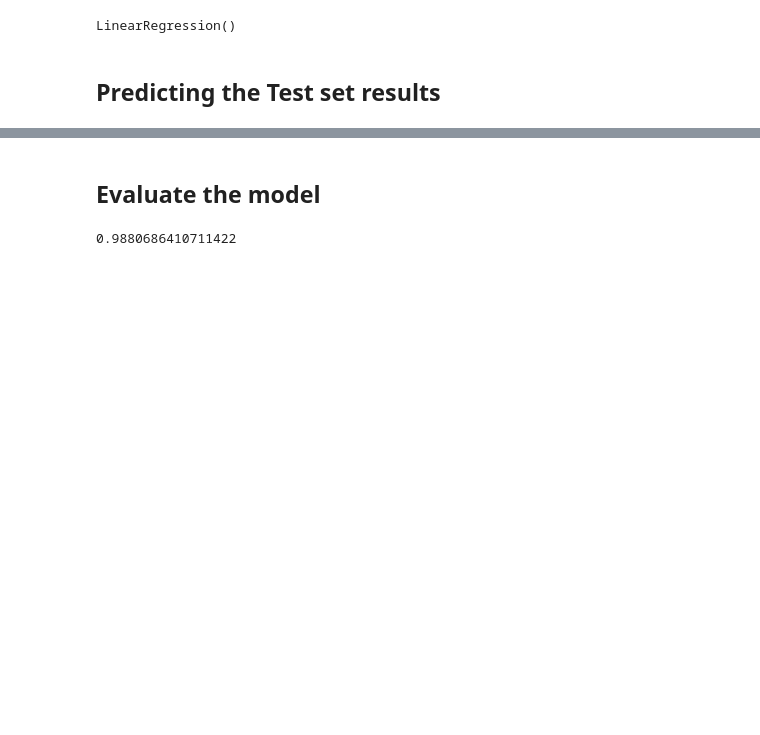
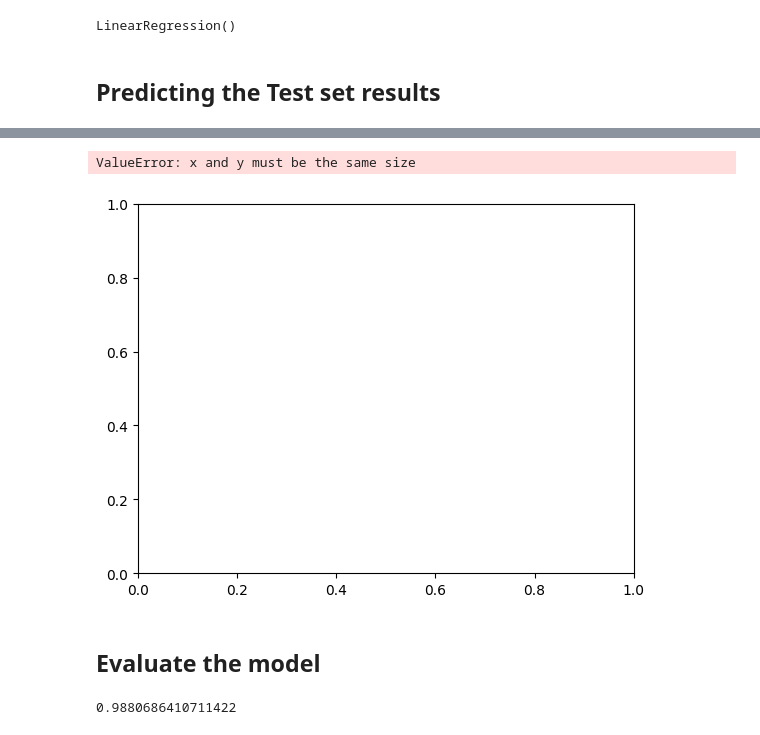
Before and after one commit to RamadeviKN/Student-Performance-Analysis-Using-Machine-Learning, a Jupyter notebook: Regression/student_performance_ml_regression.ipynb, the cells around one changed output, grey strips where cells are left out. Cells and saved outputs as stored; diff of their text form; code cells hidden in the pictures; blank space fills up the shorter version.

```diff
--- a/Regression/student_performance_ml_regression.ipynb
+++ b/Regression/student_performance_ml_regression.ipynb
@@ -70,3 +79,15 @@ print(np.concatenate((y_pred.reshape(len(y_pred),1), y_test.reshape(len(y_test),
+# %%
+plt.scatter(X_train, y_train, color='red', label='Actual Training Data')
+##plt.plot(X_train_sorted, y_train_pred_sorted, color='blue', label='Polynomial Regression Model')
+plt.plot(X_train, y_pred, color='blue', label='Polynomial Regression Model')
+plt.title('Multiple Linear Regression: Hours Studied vs. Score')
+plt.xlabel('Hours Studied')
+plt.ylabel('Score')
+plt.legend()
+plt.show()
+# %% [output]
+ValueError: x and y must be the same size
+[figure, added]
 # %% [markdown]
 ## Evaluate the model
 # %%
```
Also changed, not shown: parts of 3 cells of this notebook.
